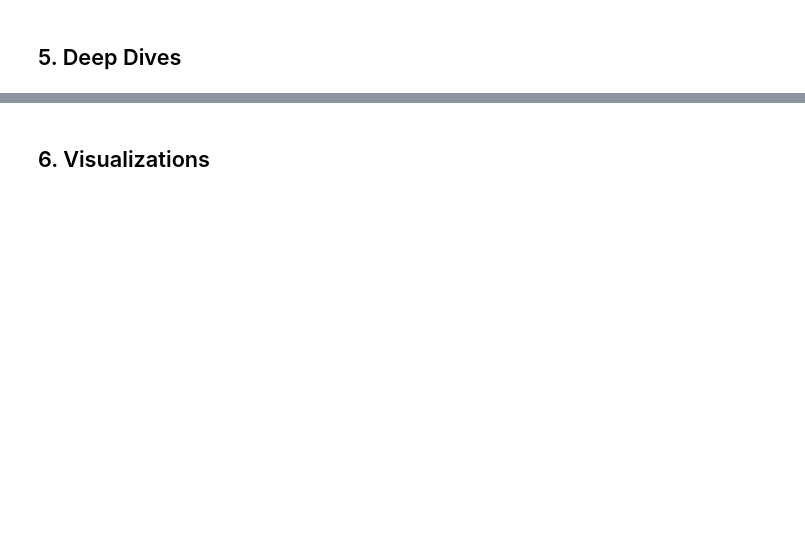
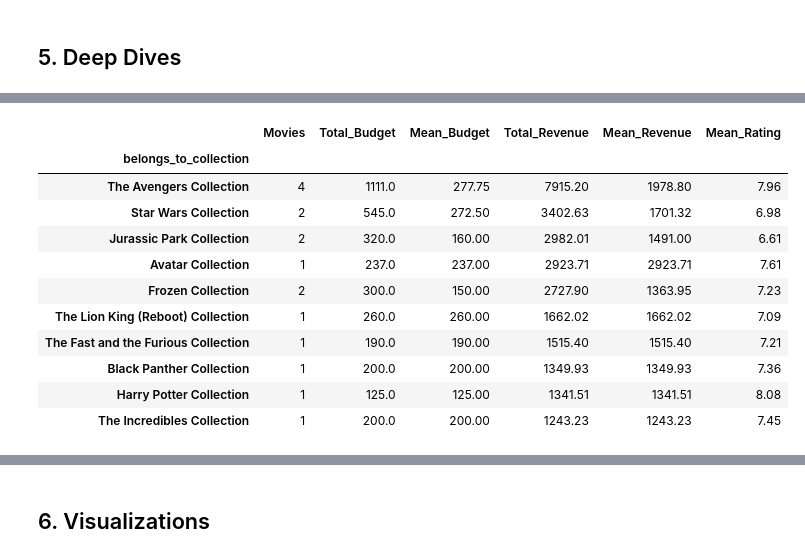
Before and after one commit to U-justine/amalitech-data-engineering, a Jupyter notebook: notebooks/tmdb_movie_analysis.ipynb, the cells around one changed output, grey strips where cells are left out. Drawn from its saved outputs; the diff is of its cells as text; code cells hidden in the pictures; blank space fills up the shorter version.

```diff
--- a/notebooks/tmdb_movie_analysis.ipynb
+++ b/notebooks/tmdb_movie_analysis.ipynb
@@ -189,0 +195,16 @@ Top Directors by Revenue:
+# %%
+# Most successful franchises
+analyze_franchise_performance(df)
+# %% [output]
+|  | Movies | Total_Budget | Mean_Budget | Total_Revenue | Mean_Revenue | Mean_Rating |
+| belongs_to_collection |  |  |  |  |  |  |
+| The Avengers Collection | 4 | 1111.0 | 277.75 | 7915.20 | 1978.80 | 7.96 |
+| Star Wars Collection | 2 | 545.0 | 272.50 | 3402.63 | 1701.32 | 6.98 |
+| Jurassic Park Collection | 2 | 320.0 | 160.00 | 2982.01 | 1491.00 | 6.61 |
+| Avatar Collection | 1 | 237.0 | 237.00 | 2923.71 | 2923.71 | 7.61 |
+| Frozen Collection | 2 | 300.0 | 150.00 | 2727.90 | 1363.95 | 7.23 |
+| The Lion King (Reboot) Collection | 1 | 260.0 | 260.00 | 1662.02 | 1662.02 | 7.09 |
+| The Fast and the Furious Collection | 1 | 190.0 | 190.00 | 1515.40 | 1515.40 | 7.21 |
+| Black Panther Collection | 1 | 200.0 | 200.00 | 1349.93 | 1349.93 | 7.36 |
+| Harry Potter Collection | 1 | 125.0 | 125.00 | 1341.51 | 1341.51 | 8.08 |
+| The Incredibles Collection | 1 | 200.0 | 200.00 | 1243.23 | 1243.23 | 7.45 |
```
Also changed, not shown: parts of 34 cells of this notebook, 34 other files.
